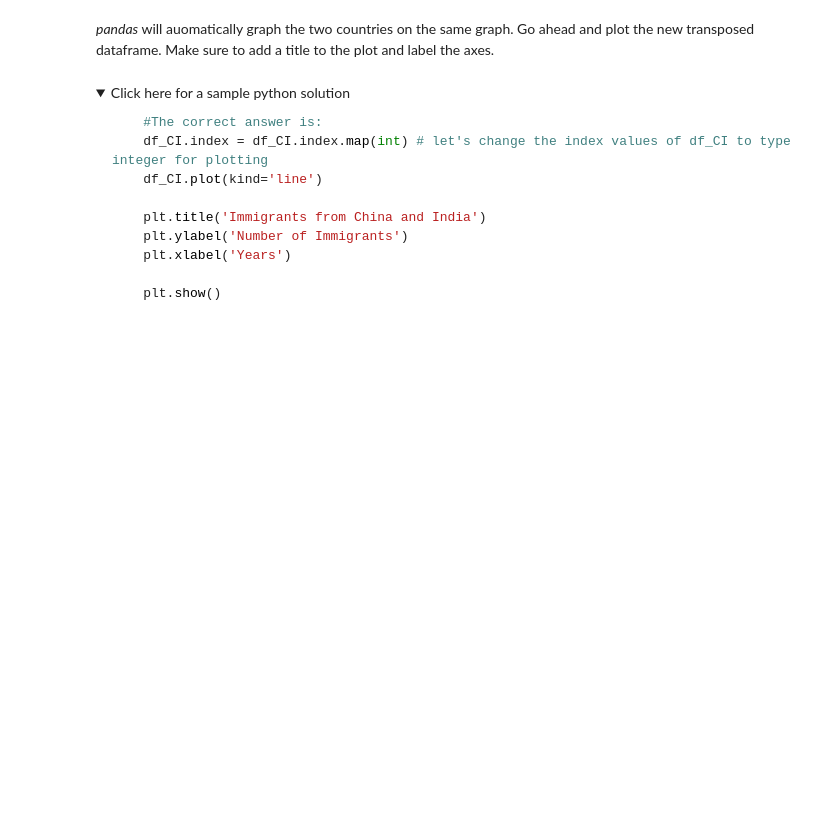
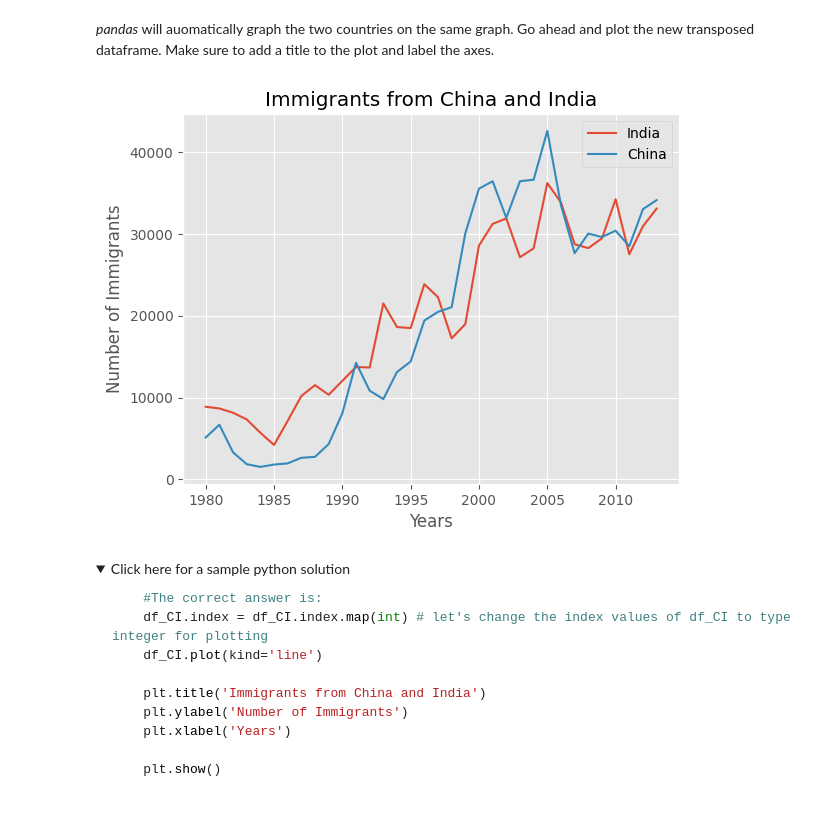
Before and after one commit to SubhashBandaraEkanayake/Data-visualization-with-python, a Jupyter notebook: DV0101EN-Exercise-Introduction-to-Matplotlib-and-Line-Plots--v2.ipynb, the cells around one changed output. Saved outputs shown, nothing was run; the diff lists cells and outputs as text; code cells hidden in the pictures; folded sections open; blank space fills up the shorter version.

```diff
--- a/DV0101EN-Exercise-Introduction-to-Matplotlib-and-Line-Plots--v2.ipynb
+++ b/DV0101EN-Exercise-Introduction-to-Matplotlib-and-Line-Plots--v2.ipynb
@@ -368,3 +433,15 @@ df_CI.head()
+# %%
+### type your answer here
+df_CI.index = df_CI.index.map(int)
+df_CI.plot(kind='line')
+
+plt.title("Immigrants from China and India")
+plt.ylabel('Number of Immigrants')
+plt.xlabel('Years')
+
+plt.show()
+# %% [output]
+[figure, added]
 # %% [markdown]
 <details><summary>Click here for a sample python solution</summary>
 
```
Also changed, not shown: parts of 19 cells of this notebook.
